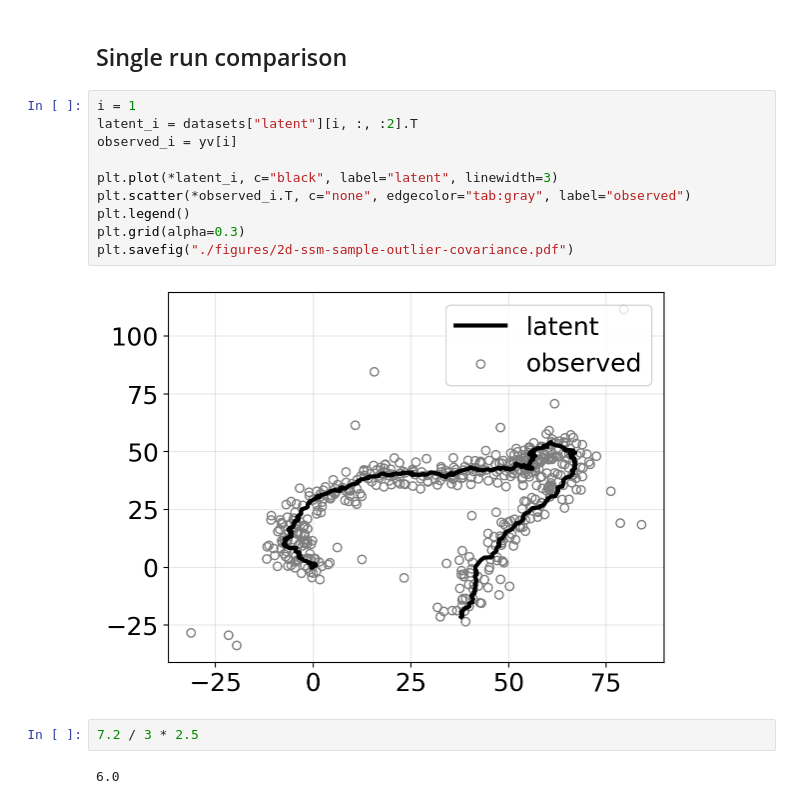
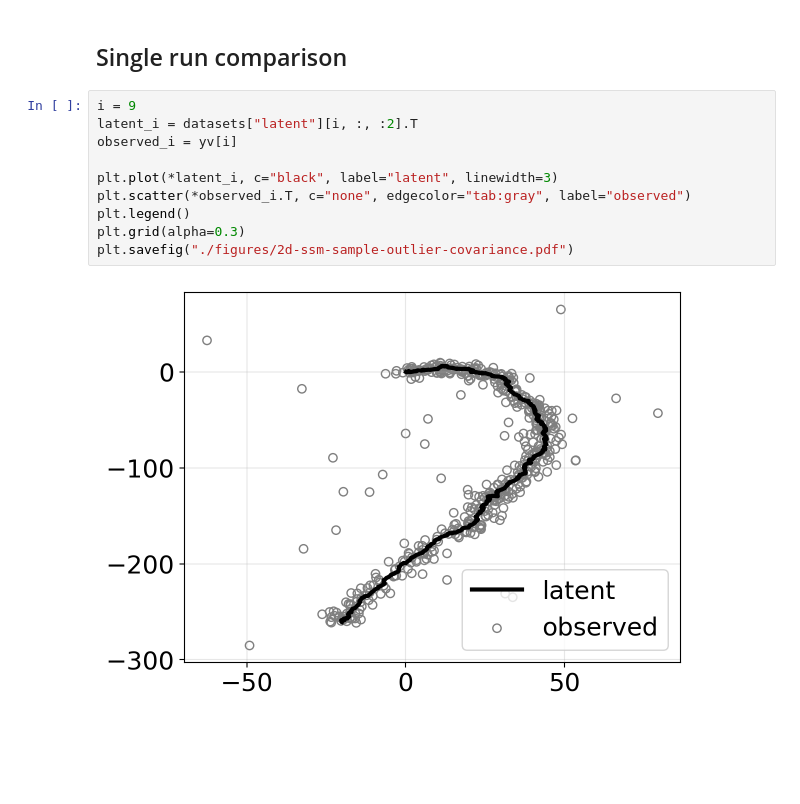
Before and after one commit to gerdm/weighted-likelihood-filter, a Jupyter notebook: experiments/2d-tracking-outlier-covariance.ipynb, the cells around one changed output. Drawn from its saved outputs; the diff is of its cells as text; blank space fills up the shorter version.

```diff
--- a/experiments/2d-tracking-outlier-covariance.ipynb
+++ b/experiments/2d-tracking-outlier-covariance.ipynb
@@ -358,19 +358,15 @@ plt.savefig("./figures/2d-ssm-comparison-outlier-covariance.pdf")
 # %% [markdown]
 ## Single run comparison
 # %%
-i = 1
+i = 9
 latent_i = datasets["latent"][i, :, :2].T
 observed_i = yv[i]
 
 plt.plot(*latent_i, c="black", label="latent", linewidth=3)
 plt.scatter(*observed_i.T, c="none", edgecolor="tab:gray", label="observed")
 plt.legend()
 plt.grid(alpha=0.3)
 plt.savefig("./figures/2d-ssm-sample-outlier-covariance.pdf")
 # %% [output]
-[figure, old version]
+[figure, new version]
-# %%
-7.2 / 3 * 2.5
-# %% [output]
-6.0
 # %%
```
Also changed, not shown: parts of 8 cells of this notebook, 2 other files.
